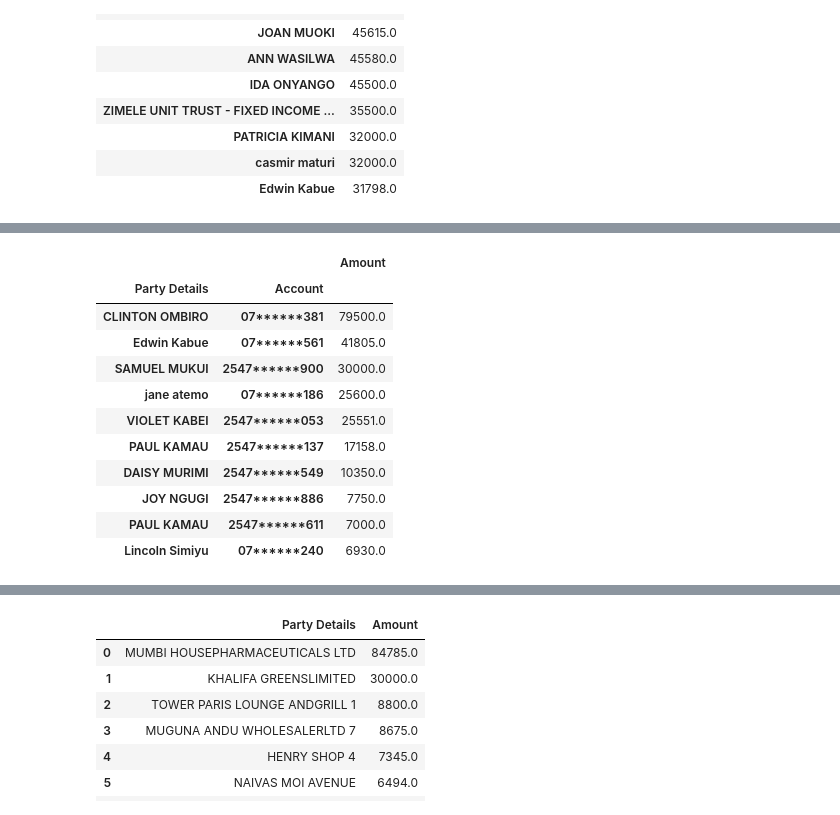
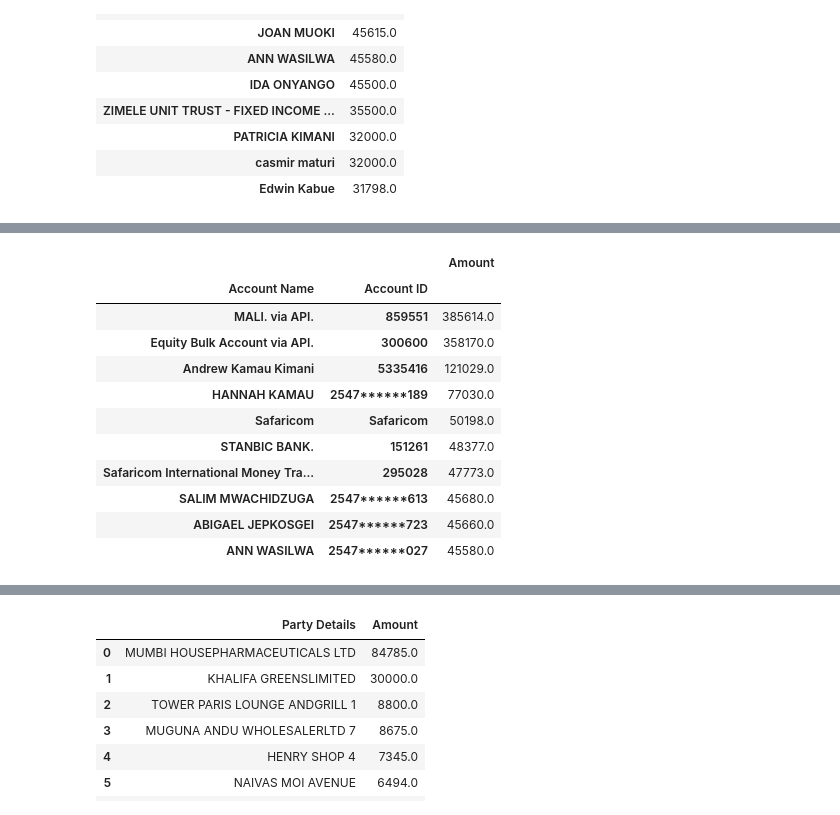
Before and after one commit to Addyzee/statement-app, a Jupyter notebook: backend/app/analysis/temp.ipynb, the cells around one changed output, grey strips where cells are left out. Drawn from its saved outputs; the diff is of its cells as text; code cells hidden in the pictures.

```diff
--- a/backend/app/analysis/temp.ipynb
+++ b/backend/app/analysis/temp.ipynb
@@ -230,15 +273,15 @@ transactions.loc[transactions["Type"] == "Send Money",["Amount","Party Details",
 # %%
-transactions.loc[transactions["Type"] == "Send money",["Amount","Party Details",'Account']].groupby(['Party Details','Account']).sum().nlargest(10,"Amount")
+transactions.loc[transactions["Direction"]== "In",["Account Name","Amount", "Account ID"]].groupby(["Account Name","Account ID"]).sum().nlargest(10,"Amount")
 # %% [output]
 |  |  | Amount |
-| Party Details | Account |  |
-| CLINTON OMBIRO | 07******381 | 79500.0 |
-| Edwin Kabue | 07******561 | 41805.0 |
-| SAMUEL MUKUI | 2547******900 | 30000.0 |
-| jane atemo | 07******186 | 25600.0 |
-| VIOLET KABEI | 2547******053 | 25551.0 |
-| PAUL KAMAU | 2547******137 | 17158.0 |
-| DAISY MURIMI | 2547******549 | 10350.0 |
-| JOY NGUGI | 2547******886 | 7750.0 |
-| PAUL KAMAU | 2547******611 | 7000.0 |
-| Lincoln Simiyu | 07******240 | 6930.0 |
+| Account Name | Account ID |  |
+| MALI. via API. | 859551 | 385614.0 |
+| Equity Bulk Account via API. | 300600 | 358170.0 |
+| Andrew Kamau Kimani | 5335416 | 121029.0 |
+| HANNAH KAMAU | 2547******189 | 77030.0 |
+| Safaricom | Safaricom | 50198.0 |
+| STANBIC BANK. | 151261 | 48377.0 |
+| Safaricom International Money Tra... | 295028 | 47773.0 |
+| SALIM MWACHIDZUGA | 2547******613 | 45680.0 |
+| ABIGAEL JEPKOSGEI | 2547******723 | 45660.0 |
+| ANN WASILWA | 2547******027 | 45580.0 |
```
Also changed, not shown: parts of 11 cells of this notebook, 3 other files.
